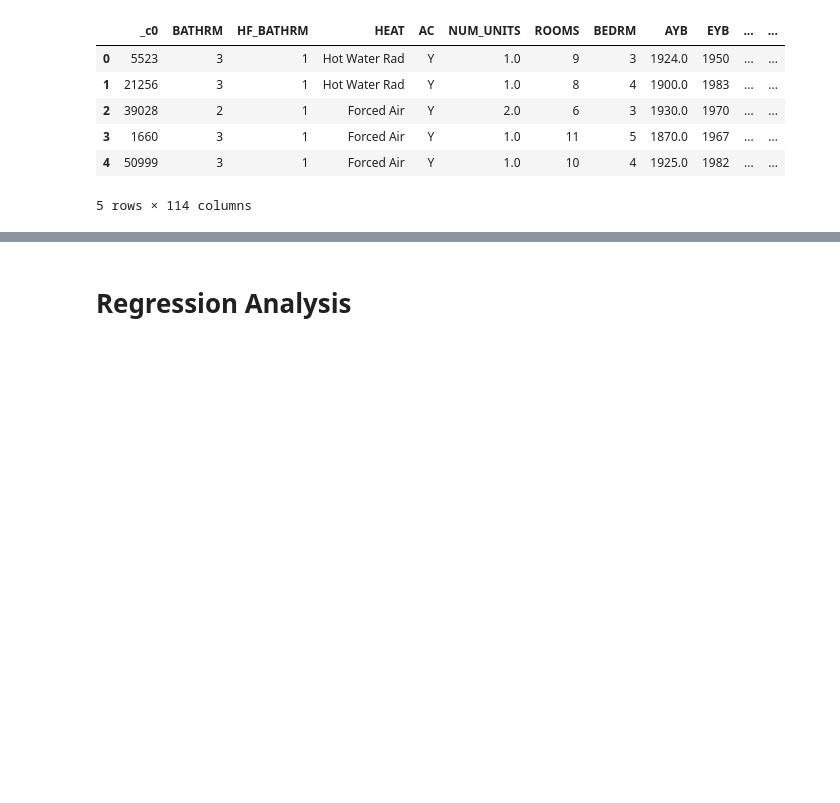
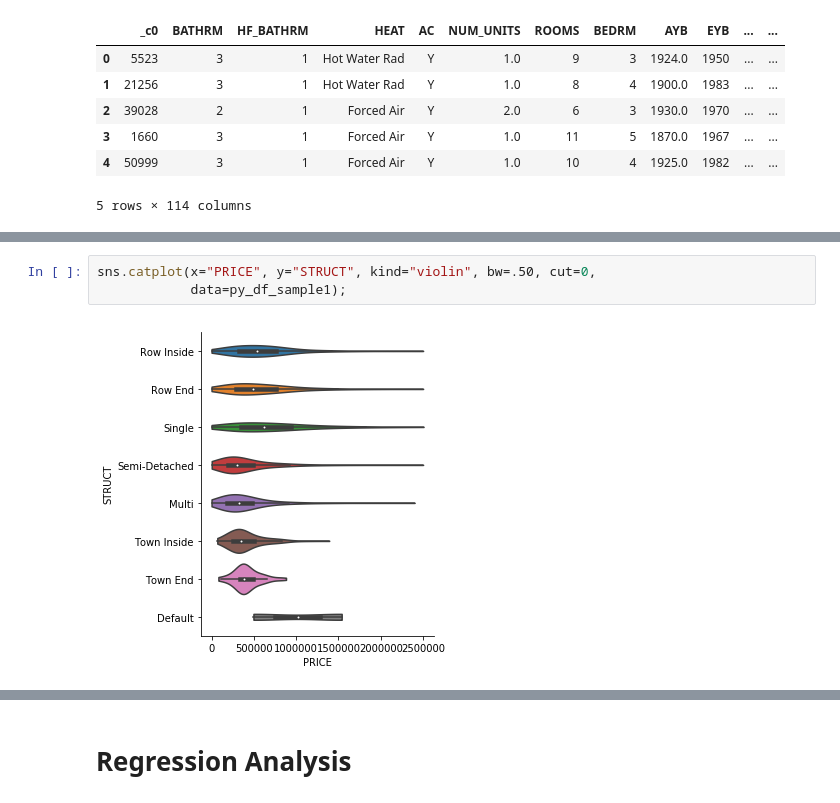
Before and after one commit to elieric/is843, a Jupyter notebook: assignment_1.ipynb, the cells around one changed output, grey strips where cells are left out. Saved outputs shown, nothing was run; the diff lists cells and outputs as text; blank space fills up the shorter version.

```diff
--- a/assignment_1.ipynb
+++ b/assignment_1.ipynb
@@ -1179,0 +1106,5 @@ sns.scatterplot(x="PRICE", y="QUADRANT",data= py_df_sample1)
+# %%
+sns.catplot(x="PRICE", y="STRUCT", kind="violin", bw=.50, cut=0,
+            data=py_df_sample1);
+# %% [output]
+[figure, added]
```
Also changed, not shown: parts of 27 cells of this notebook.
